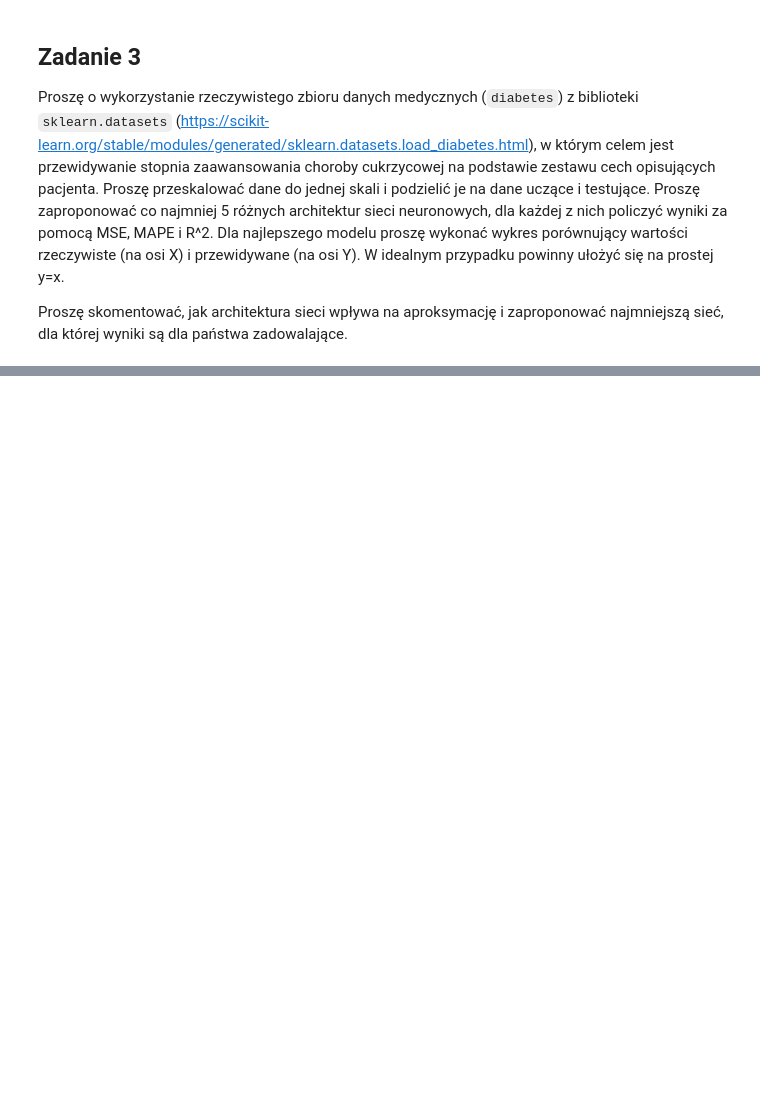
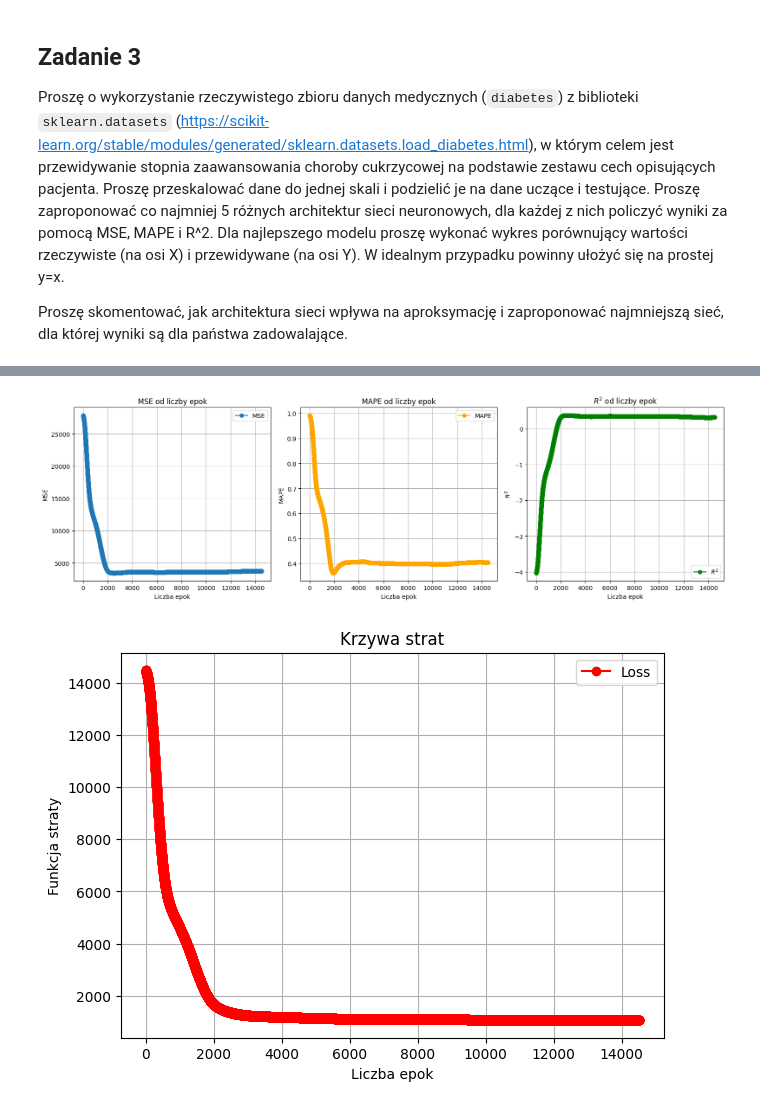
Before and after one commit to ZEN1X/MIO, a Jupyter notebook: lab03/lab03.ipynb, the cells around one changed output, grey strips where cells are left out. Cells and saved outputs as stored; diff of their text form; code cells hidden in the pictures; blank space fills up the shorter version.

```diff
--- a/lab03/lab03.ipynb
+++ b/lab03/lab03.ipynb
@@ -158,0 +263,40 @@ diabates.feature_names
+# %%
+# metrics vs epochs
+fig, ax = plt.subplots(1, 3, figsize=(16, 5))
+
+ax[0].plot(epoch_list, mse_list, marker="o", label="MSE")
+ax[0].set_xlabel("Liczba epok")
+ax[0].set_ylabel("MSE")
+ax[0].set_title("MSE od liczby epok")
+ax[0].legend()
+ax[0].grid(True)
+
+ax[1].plot(epoch_list, mape_list, marker="o", color="orange", label="MAPE")
+ax[1].set_xlabel("Liczba epok")
+ax[1].set_ylabel("MAPE")
+ax[1].set_title("MAPE od liczby epok")
+ax[1].legend()
+ax[1].grid(True)
+
+ax[2].plot(epoch_list, r2_list, marker="o", color="green", label=r"$R^2$")
+ax[2].set_xlabel("Liczba epok")
+ax[2].set_ylabel(r"$R^2$")
+ax[2].set_title(r"$R^2$ od liczby epok")
+ax[2].legend()
+ax[2].grid(True)
+
+plt.tight_layout()
+plt.show()
+
+# loss plot
+plt.figure(figsize=(7, 5))
+plt.plot(epoch_list, loss_list, marker="o", color="red", label="Loss")
+plt.xlabel("Liczba epok")
+plt.ylabel("Funkcja straty")
+plt.title("Krzywa strat")
+plt.legend()
+plt.grid(True)
+plt.show()
+# %% [output]
+[figure, added]
+[figure, added]
```
Also changed, not shown: parts of 8 cells of this notebook.
